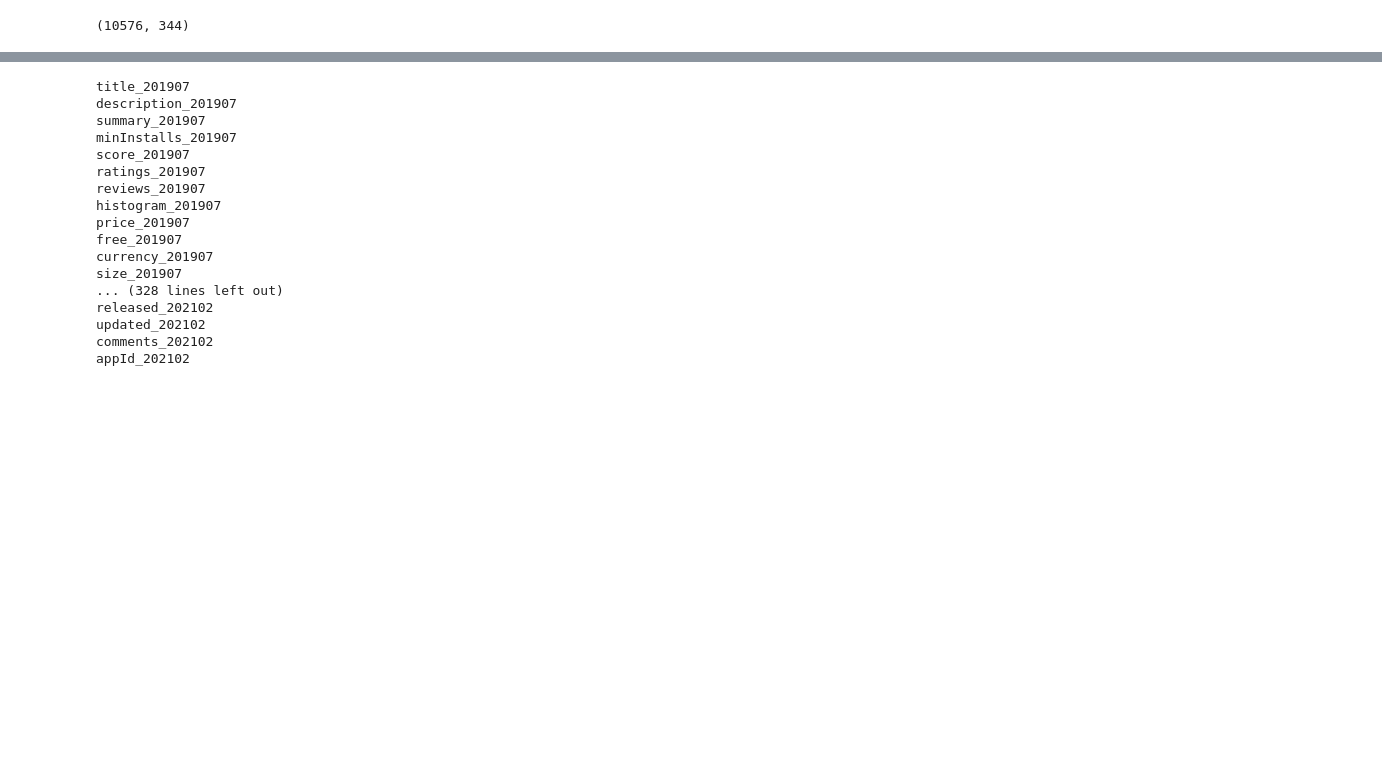
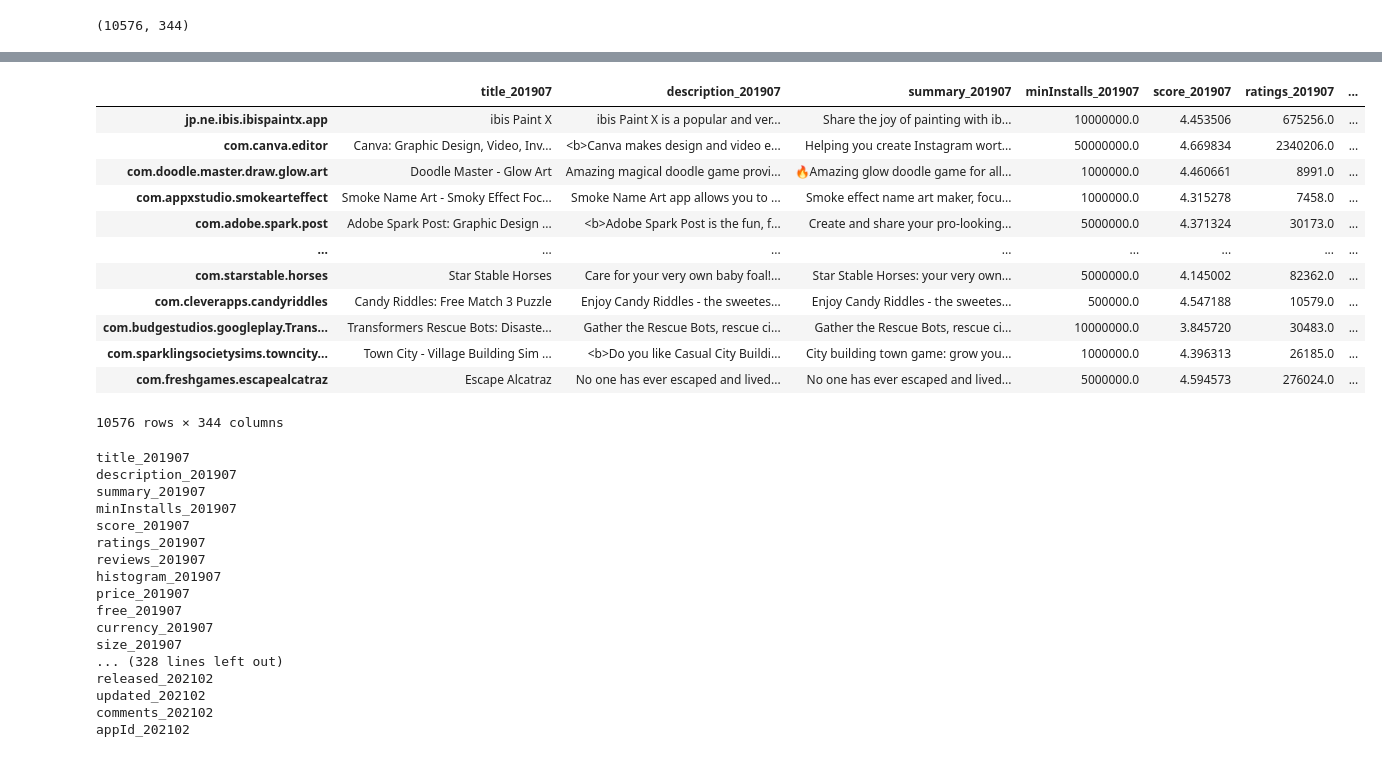
Before and after one commit to nz44/phd_dissertation, a Jupyter notebook: scripts/___test_code___.ipynb, the cells around one changed output, grey strips where cells are left out. Drawn from its saved outputs; the diff is of its cells as text; code cells hidden in the pictures; blank space fills up the shorter version.

Commit message:
final fix to impute and delete missing before you run your first reg

```diff
--- a/scripts/___test_code___.ipynb
+++ b/scripts/___test_code___.ipynb
@@ -115,7 +115,7 @@ new_class_obj.print_col_names(text='appId')
 
 initial_panel='201907'
 o = open_files(initial_panel=initial_panel)
-DF = o.open_panel_df(name='MERGED')
+DF = o.open_panel_df(name='imputed_missing')
 all_panels = ['201907',
               '201908',
               '201909',
@@ -141,0 +160,16 @@ print(new_class_obj.df.shape)
+# %%
+d = new_class_obj.replace_literal_true(cat_var='offersIAP', consecutive=False)
+# %% [output]
+|  | title_201907 | description_201907 | summary_201907 | minInstalls_201907 | score_201907 | ratings_201907 | ... |
+| jp.ne.ibis.ibispaintx.app | ibis Paint X | ibis Paint X is a popular and ver... | Share the joy of painting with ib... | 10000000.0 | 4.453506 | 675256.0 | ... |
+| com.canva.editor | Canva: Graphic Design, Video, Inv... | <b>Canva makes design and video e... | Helping you create Instagram wort... | 50000000.0 | 4.669834 | 2340206.0 | ... |
+| com.doodle.master.draw.glow.art | Doodle Master - Glow Art | Amazing magical doodle game provi... | 🔥Amazing glow doodle game for all... | 1000000.0 | 4.460661 | 8991.0 | ... |
+| com.appxstudio.smokearteffect | Smoke Name Art - Smoky Effect Foc... | Smoke Name Art app allows you to ... | Smoke effect name art maker, focu... | 1000000.0 | 4.315278 | 7458.0 | ... |
+| com.adobe.spark.post | Adobe Spark Post: Graphic Design ... | <b>Adobe Spark Post is the fun, f... | Create and share your pro-looking... | 5000000.0 | 4.371324 | 30173.0 | ... |
+| ... | ... | ... | ... | ... | ... | ... | ... |
+| com.starstable.horses | Star Stable Horses | Care for your very own baby foal!... | Star Stable Horses: your very own... | 5000000.0 | 4.145002 | 82362.0 | ... |
+| com.cleverapps.candyriddles | Candy Riddles: Free Match 3 Puzzle | Enjoy Candy Riddles - the sweetes... | Enjoy Candy Riddles - the sweetes... | 500000.0 | 4.547188 | 10579.0 | ... |
+| com.budgestudios.googleplay.Trans... | Transformers Rescue Bots: Disaste... | Gather the Rescue Bots, rescue ci... | Gather the Rescue Bots, rescue ci... | 10000000.0 | 3.845720 | 30483.0 | ... |
+| com.sparklingsocietysims.towncity... | Town City - Village Building Sim ... | <b>Do you like Casual City Buildi... | City building town game: grow you... | 1000000.0 | 4.396313 | 26185.0 | ... |
+| com.freshgames.escapealcatraz | Escape Alcatraz | No one has ever escaped and lived... | No one has ever escaped and lived... | 5000000.0 | 4.594573 | 276024.0 | ... |
+10576 rows × 344 columns
```
Also changed, not shown: parts of 14 cells of this notebook, 3 other files.
